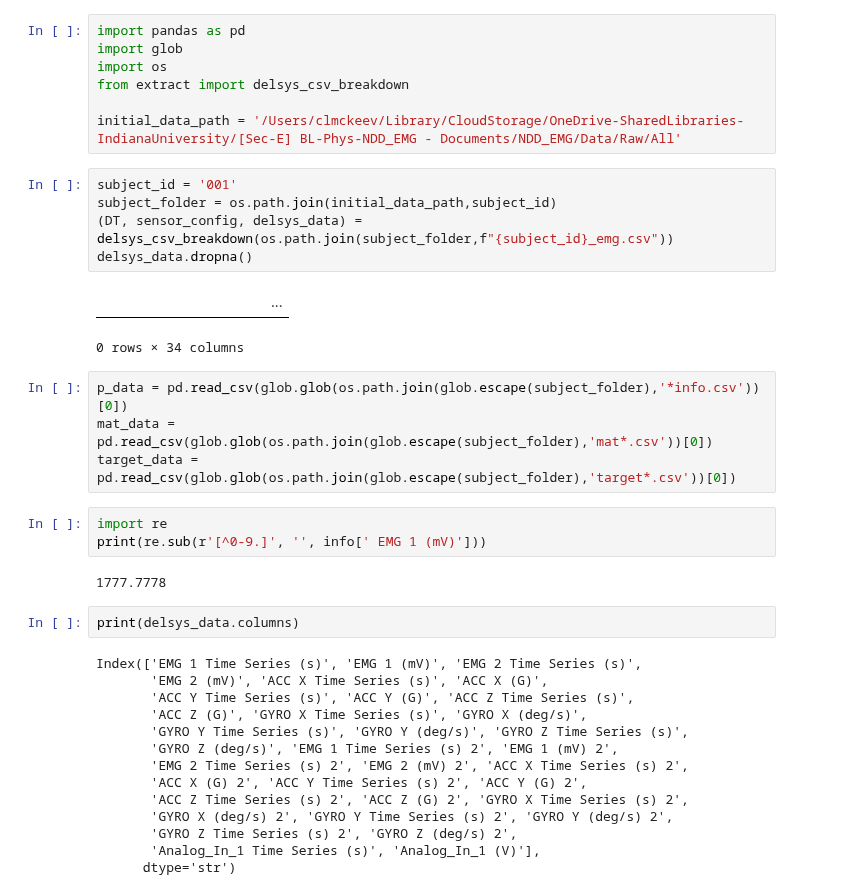
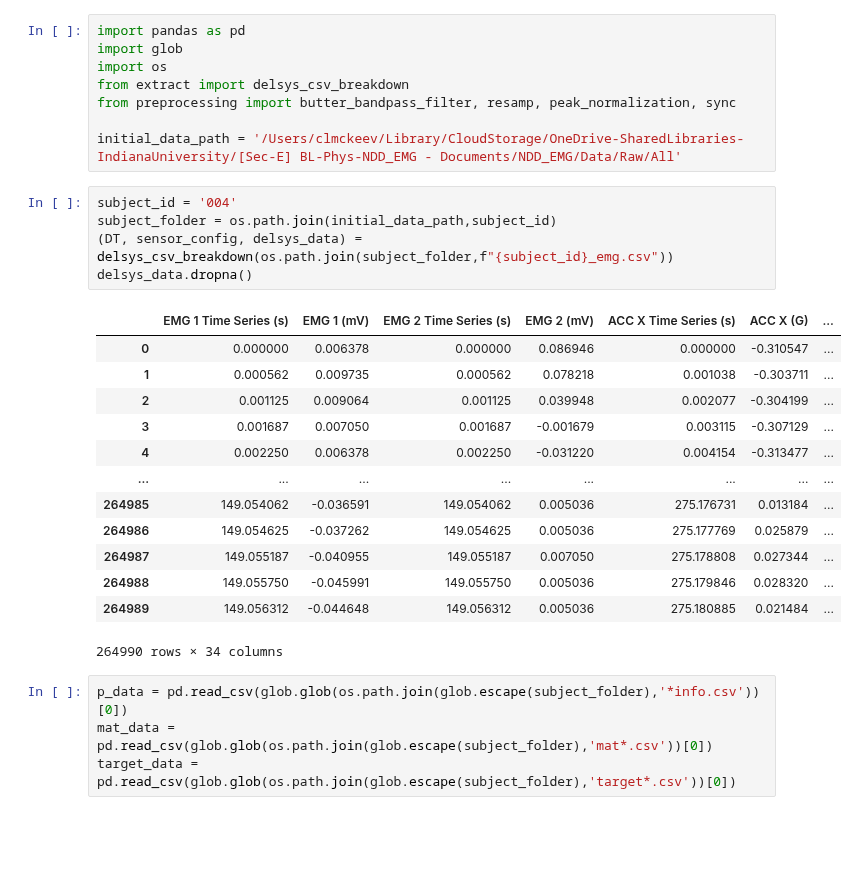
Before and after one commit to ChaundyMck/NDD_EMG, a Jupyter notebook: tester.ipynb, the cells around one changed output. Saved outputs shown, nothing was run; the diff lists cells and outputs as text; blank space fills up the shorter version.

```diff
--- a/tester.ipynb
+++ b/tester.ipynb
@@ -3,38 +3,29 @@ import pandas as pd
 import glob
 import os
 from extract import delsys_csv_breakdown
+from preprocessing import butter_bandpass_filter, resamp, peak_normalization, sync
 
 initial_data_path = '/Users/clmckeev/Library/CloudStorage/OneDrive-SharedLibraries-IndianaUniversity/[Sec-E] BL-Phys-NDD_EMG - Documents/NDD_EMG/Data/Raw/All'
 # %%
-subject_id = '001'
+subject_id = '004'
 subject_folder = os.path.join(initial_data_path,subject_id)
 (DT, sensor_config, delsys_data) = delsys_csv_breakdown(os.path.join(subject_folder,f"{subject_id}_emg.csv"))
 delsys_data.dropna()
 # %% [output]
-|  |  |  |  |  |  |  |  |  |  |  |  | ... |
+|  | EMG 1 Time Series (s) | EMG 1 (mV) | EMG 2 Time Series (s) | EMG 2 (mV) | ACC X Time Series (s) | ACC X (G) | ... |
+| 0 | 0.000000 | 0.006378 | 0.000000 | 0.086946 | 0.000000 | -0.310547 | ... |
+| 1 | 0.000562 | 0.009735 | 0.000562 | 0.078218 | 0.001038 | -0.303711 | ... |
+| 2 | 0.001125 | 0.009064 | 0.001125 | 0.039948 | 0.002077 | -0.304199 | ... |
+| 3 | 0.001687 | 0.007050 | 0.001687 | -0.001679 | 0.003115 | -0.307129 | ... |
+| 4 | 0.002250 | 0.006378 | 0.002250 | -0.031220 | 0.004154 | -0.313477 | ... |
+| ... | ... | ... | ... | ... | ... | ... | ... |
+| 264985 | 149.054062 | -0.036591 | 149.054062 | 0.005036 | 275.176731 | 0.013184 | ... |
+| 264986 | 149.054625 | -0.037262 | 149.054625 | 0.005036 | 275.177769 | 0.025879 | ... |
+| 264987 | 149.055187 | -0.040955 | 149.055187 | 0.007050 | 275.178808 | 0.027344 | ... |
+| 264988 | 149.055750 | -0.045991 | 149.055750 | 0.005036 | 275.179846 | 0.028320 | ... |
+| 264989 | 149.056312 | -0.044648 | 149.056312 | 0.005036 | 275.180885 | 0.021484 | ... |
-0 rows × 34 columns
+264990 rows × 34 columns
 # %%
 p_data = pd.read_csv(glob.glob(os.path.join(glob.escape(subject_folder),'*info.csv'))[0])
 mat_data = pd.read_csv(glob.glob(os.path.join(glob.escape(subject_folder),'mat*.csv'))[0])
 target_data = pd.read_csv(glob.glob(os.path.join(glob.escape(subject_folder),'target*.csv'))[0])
-# %%
-import re
-print(re.sub(r'[^0-9.]', '', info[' EMG 1 (mV)']))
-# %% [output]
-1777.7778
-# %%
-print(delsys_data.columns)
-# %% [output]
-Index(['EMG 1 Time Series (s)', 'EMG 1 (mV)', 'EMG 2 Time Series (s)',
-       'EMG 2 (mV)', 'ACC X Time Series (s)', 'ACC X (G)',
-       'ACC Y Time Series (s)', 'ACC Y (G)', 'ACC Z Time Series (s)',
-       'ACC Z (G)', 'GYRO X Time Series (s)', 'GYRO X (deg/s)',
-       'GYRO Y Time Series (s)', 'GYRO Y (deg/s)', 'GYRO Z Time Series (s)',
-       'GYRO Z (deg/s)', 'EMG 1 Time Series (s) 2', 'EMG 1 (mV) 2',
-       'EMG 2 Time Series (s) 2', 'EMG 2 (mV) 2', 'ACC X Time Series (s) 2',
-       'ACC X (G) 2', 'ACC Y Time Series (s) 2', 'ACC Y (G) 2',
-       'ACC Z Time Series (s) 2', 'ACC Z (G) 2', 'GYRO X Time Series (s) 2',
-       'GYRO X (deg/s) 2', 'GYRO Y Time Series (s) 2', 'GYRO Y (deg/s) 2',
-       'GYRO Z Time Series (s) 2', 'GYRO Z (deg/s) 2',
-       'Analog_In_1 Time Series (s)', 'Analog_In_1 (V)'],
-      dtype='str')
```
Also changed, not shown: parts of 12 cells of this notebook, 4 other files.
